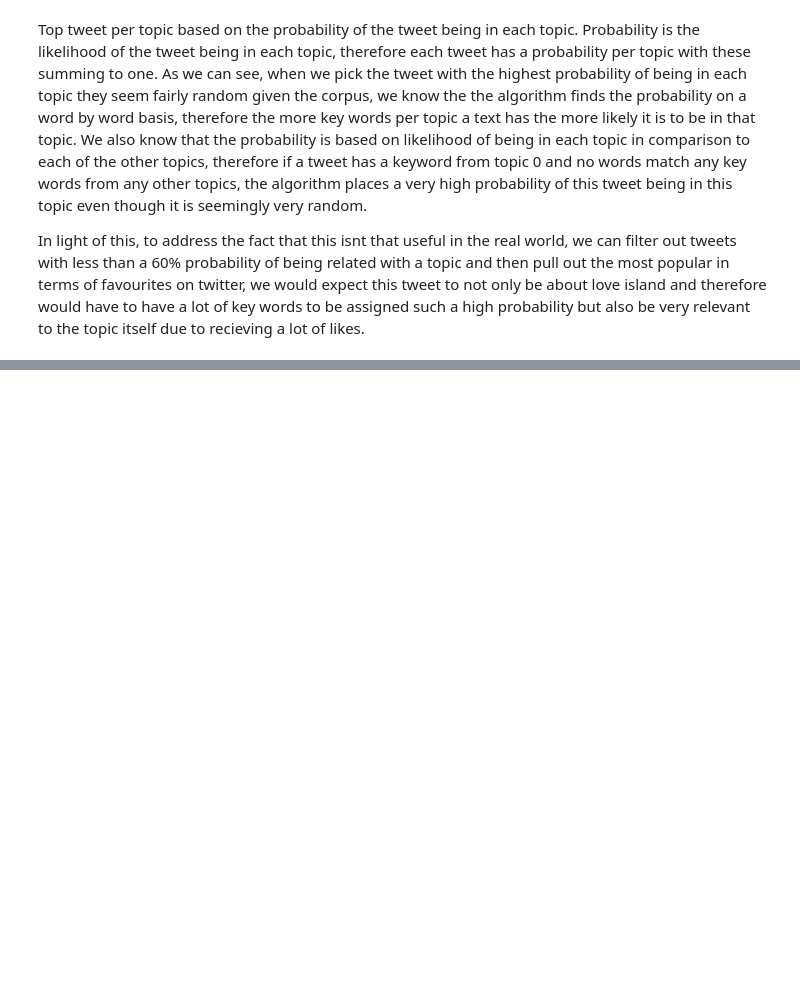
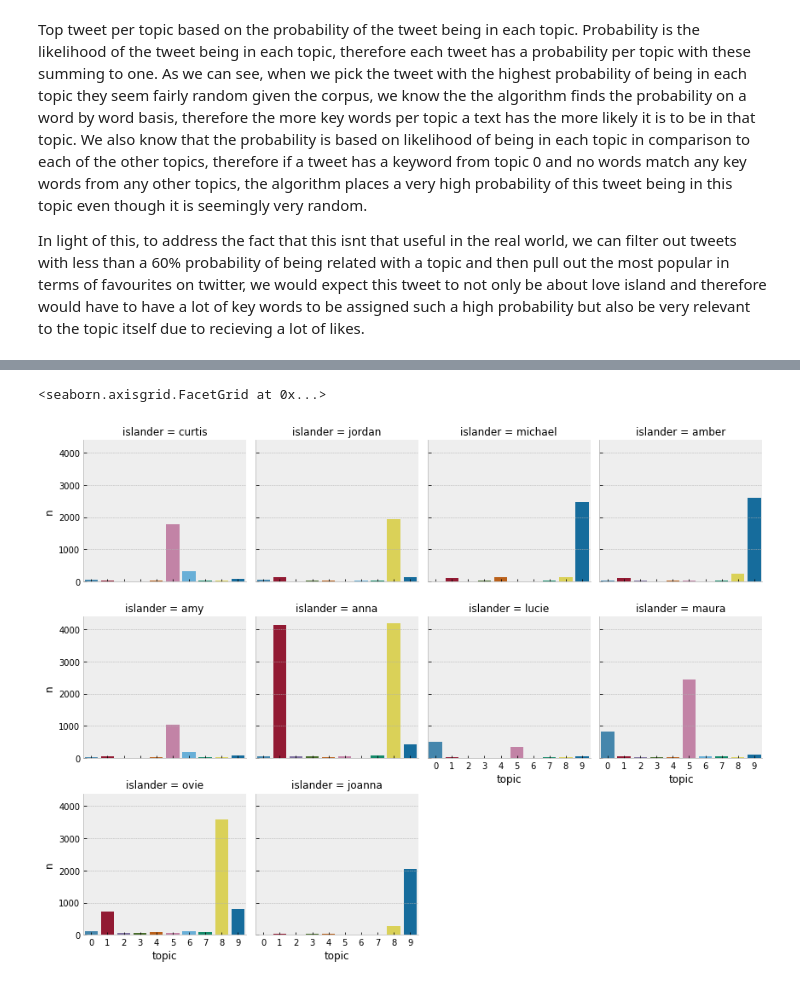
Before and after one commit to watson-sam/loveisland, a Jupyter notebook: notebooks/Topic Models.ipynb, the cells around one changed output, grey strips where cells are left out. Drawn from its saved outputs; the diff is of its cells as text; code cells hidden in the pictures; blank space fills up the shorter version.

```diff
--- a/notebooks/Topic Models.ipynb
+++ b/notebooks/Topic Models.ipynb
@@ -307,0 +377,20 @@ plt.setp(ax.lines, color=".1");
+# %%
+tmf.get_elements("2019-07-07")
+
+df = tmf.pholder["df"]
+df = df[df["value"] > 0.5]
+
+full = pd.DataFrame()
+for islander in ISLANDERS:
+    temp = df[df[islander] == islander].groupby("topic")["url"].count().reset_index(name="n")
+    temp["islander"] = islander
+
+    if temp.n.sum() > 1000:
+        full = full.append(temp, sort=True)
+
+order = full.topic.unique()
+g = sns.FacetGrid(col="islander", col_wrap=4, data=full, hue="topic")
+g.map(sns.barplot, "topic", "n", dodge=True, order=order)
+# %% [output]
+<seaborn.axisgrid.FacetGrid at 0x...>
+[figure, added]
```
Also changed, not shown: parts of 25 cells of this notebook, 9 other files.
